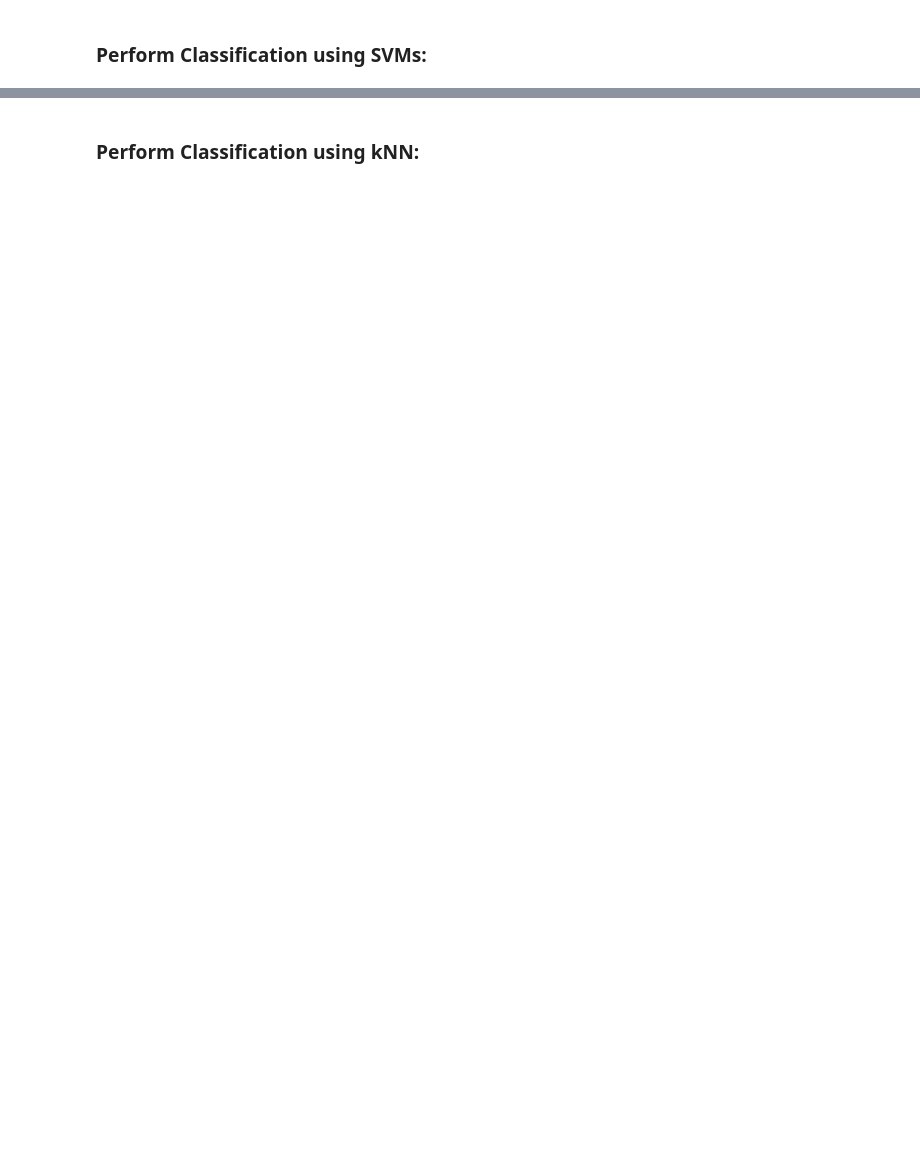
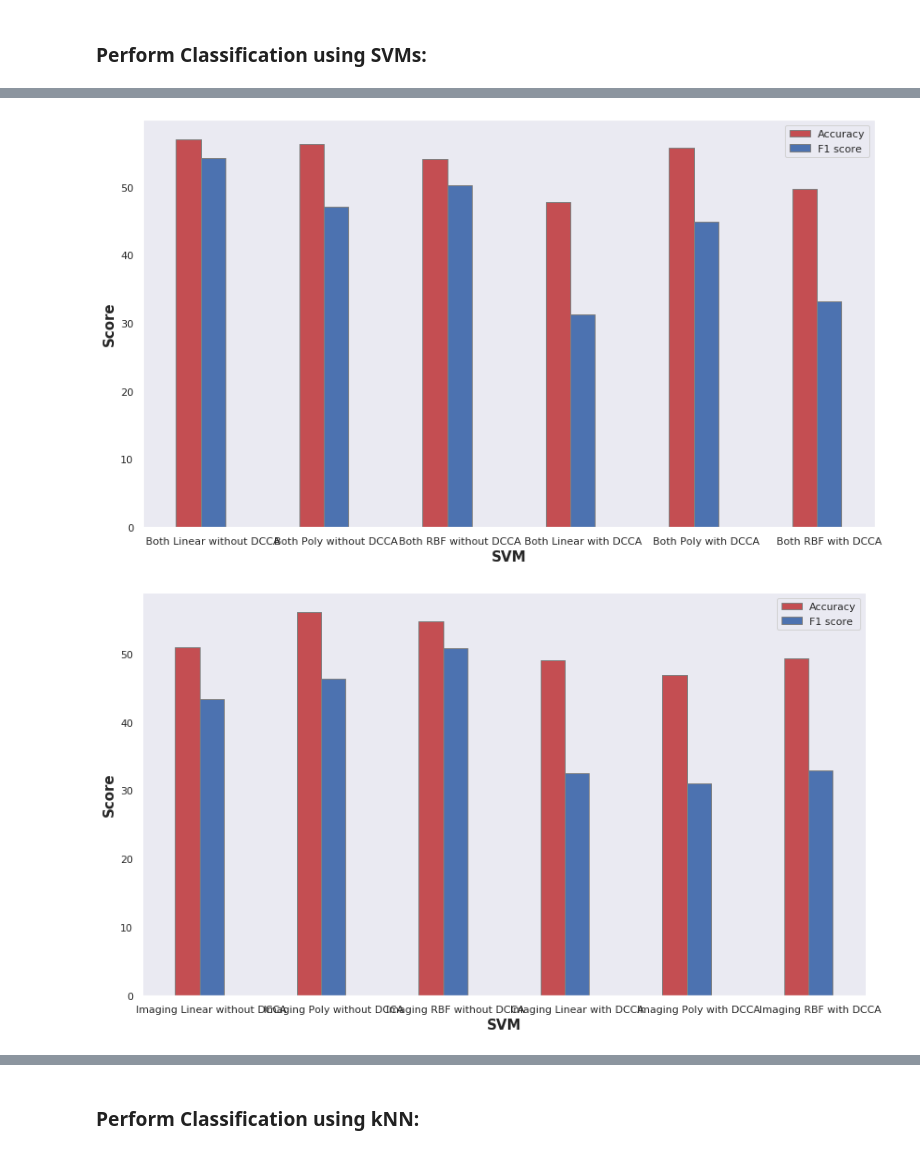
Before and after one commit to georgeaidinis/Dissertation, a Jupyter notebook: DeepCCA Model/ADNI Classification.ipynb, the cells around one changed output, grey strips where cells are left out. Cells and saved outputs as stored; diff of their text form; code cells hidden in the pictures; blank space fills up the shorter version.

```diff
--- a/DeepCCA Model/ADNI Classification.ipynb
+++ b/DeepCCA Model/ADNI Classification.ipynb
@@ -265,0 +160,18 @@ F1 (RBF Kernel):  36.91
+# %%
+def perform_svm(X,Y,kern= None):
+    X_train, X_test, Y_train, Y_test = model_selection.train_test_split(X, Y, train_size=0.8, shuffle=True)
+    if kern:
+        s = svm.SVC(kernel = kern).fit(X_train, Y_train)
+    else:
+        s = svm.SVC().fit(X_train, Y_train)
+    pred = s.predict(X_test)
+    acc = accuracy_score(Y_test, pred)
+    f1 = f1_score(Y_test, pred, average='weighted')
+    cm = confusion_matrix(Y_test, pred)
+    if kern == None:
+        print('Accuracy (Linear Kernel): ', "%.2f" % (acc*100))
+        print('F1 (Linear Kernel): ', "%.2f" % (f1*100))
+    else:
+        print('Accuracy ('+kern+' Kernel): ', "%.2f" % (acc*100))
+        print('F1 ('+kern+' Kernel): ', "%.2f" % (f1*100))
+    return acc, f1, cm
@@ -265,0 +294,28 @@ F1 (RBF Kernel):  36.91
+# %%
+def barplot_scores(Accuracies, F1s, Names):
+    barWidth = 0.2
+    fig = plt.subplots(figsize =(14, 8))
+    br1 = np.arange(len(Accuracies))
+    br2 = [x + barWidth for x in br1]
+    plt.bar(br1, [100*x for x in Accuracies], color ='r', width = barWidth, edgecolor ='grey', label ='Accuracy')
+    plt.bar(br2, [100*x for x in F1s], color ='b', width = barWidth, edgecolor ='grey', label ='F1 score')
+    plt.xlabel('SVM', fontweight ='bold', fontsize = 15)
+    plt.ylabel('Score', fontweight ='bold', fontsize = 15)
+    plt.xticks([r + barWidth for r in range(len(Accuracies))],Names)
+    plt.grid()
+    plt.legend()
+    plt.show()
+    return
+# %%
+barplot_scores(Accuracies[0:6], F1s[0:6],
+               ['Both Linear without DCCA', 'Both Poly without DCCA', 'Both RBF without DCCA', 'Both Linear with DCCA',
+                'Both Poly with DCCA', 'Both RBF with DCCA'])
+barplot_scores(Accuracies[6:12], F1s[6:12],
+               ['Imaging Linear without DCCA', 'Imaging Poly without DCCA', 'Imaging RBF without DCCA',
+                'Imaging Linear with DCCA', 'Imaging Poly with DCCA', 'Imaging RBF with DCCA'])
+barplot_scores(Accuracies[12:18], F1s[12:18],
+               ['Genetic Linear without DCCA', 'Genetic Poly without DCCA', 'Genetic RBF without DCCA',
+                'Genetic Linear with DCCA','Genetic Poly with DCCA', 'Genetic RBF with DCCA'])
+# %% [output]
+[figure, added]
+[figure, added]
```
Also changed, not shown: parts of 8 cells of this notebook, 1 other file.
